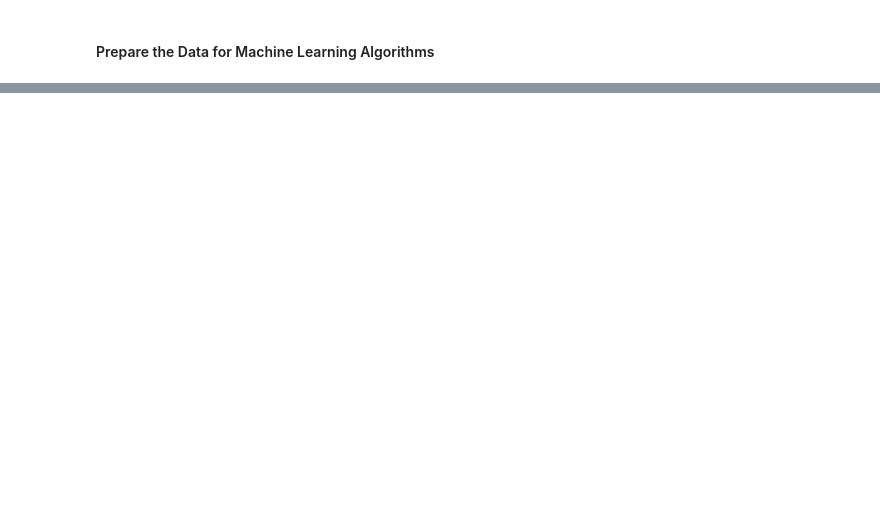
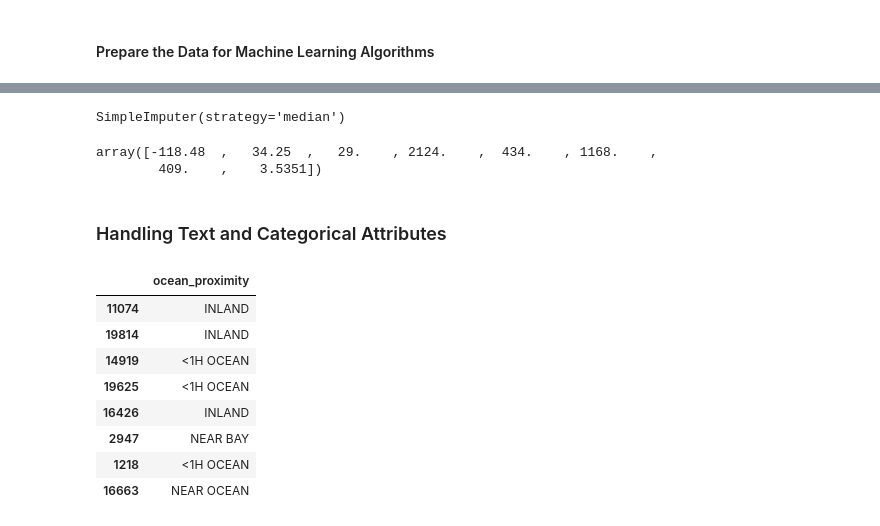
Before and after one commit to Roozeppe/Machine_Learning_Projects, a Jupyter notebook: housing_cali.ipynb, the cells around one changed output, grey strips where cells are left out. Saved outputs shown, nothing was run; the diff lists cells and outputs as text; code cells hidden in the pictures; blank space fills up the shorter version.

Commit message:
Kaggle Notebook | housing_cali | Version 3

```diff
--- a/housing_cali.ipynb
+++ b/housing_cali.ipynb
@@ -248,0 +253,9 @@ housing_labels = strat_train_set["median_house_value"].copy()
+# %%
+imputer.fit(housing_num)
+# %% [output]
+SimpleImputer(strategy='median')
+# %%
+imputer.statistics_
+# %% [output]
+array([-118.48  ,   34.25  ,   29.    , 2124.    ,  434.    , 1168.    ,
+        409.    ,    3.5351])
@@ -248,0 +268,15 @@ housing_labels = strat_train_set["median_house_value"].copy()
+# %% [markdown]
+### Handling Text and Categorical Attributes
+# %%
+housing_cat = housing[["ocean_proximity"]]
+housing_cat.head(8)
+# %% [output]
+|  | ocean_proximity |
+| 11074 | INLAND |
+| 19814 | INLAND |
+| 14919 | <1H OCEAN |
+| 19625 | <1H OCEAN |
+| 16426 | INLAND |
+| 2947 | NEAR BAY |
+| 1218 | <1H OCEAN |
+| 16663 | NEAR OCEAN |
```
Also changed, not shown: parts of 15 cells of this notebook.
